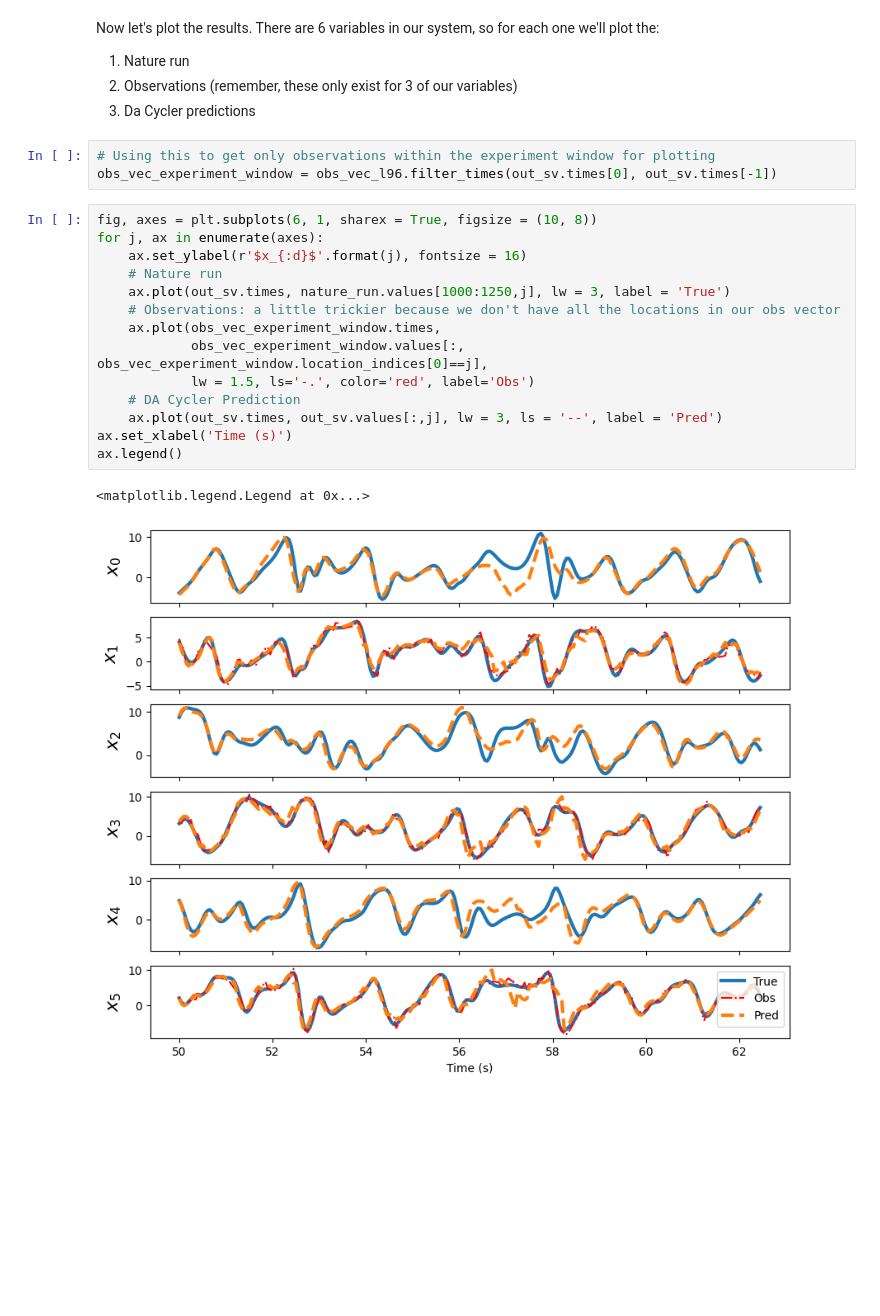
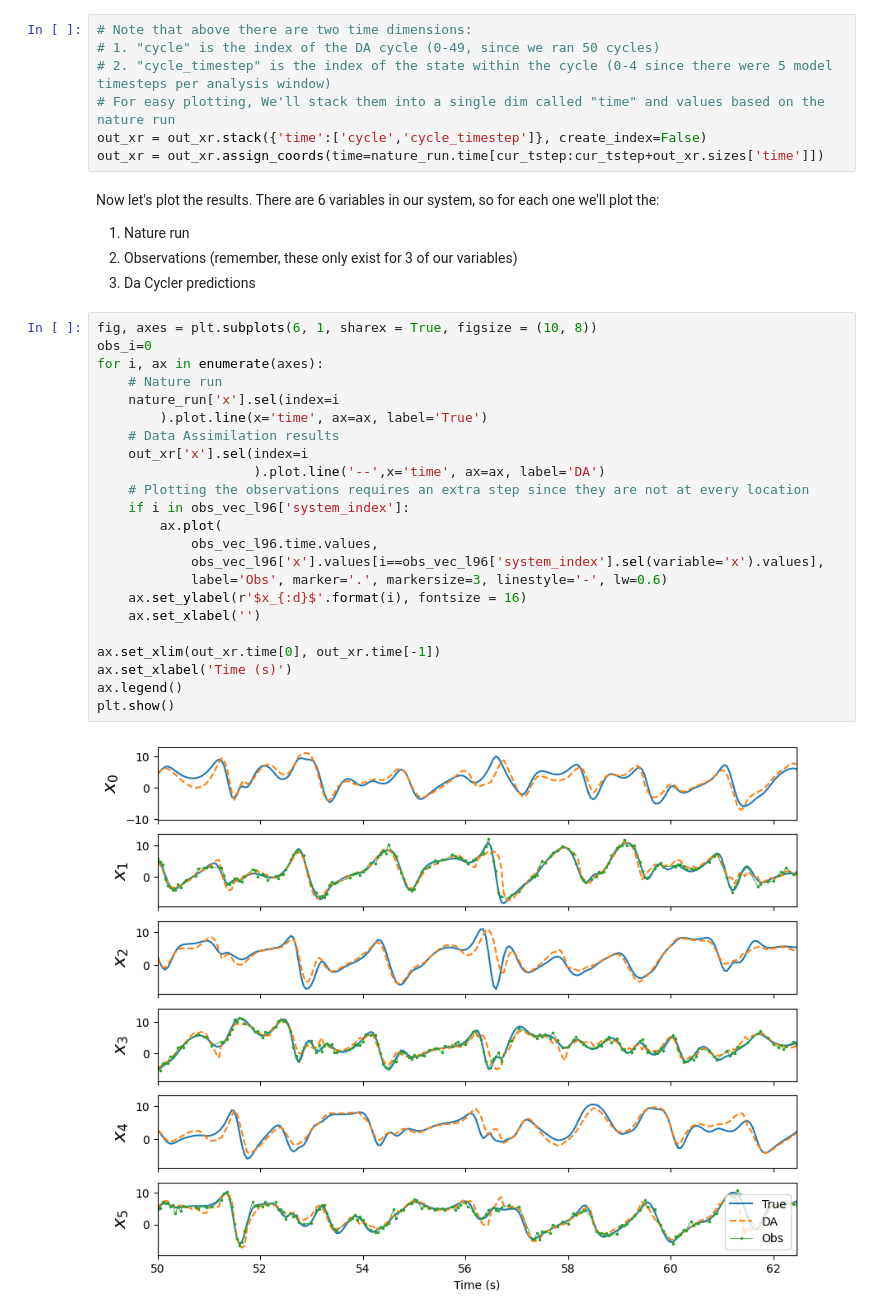
Before and after one commit to StevePny/DataAssimBench-Examples, a Jupyter notebook: examples/da_cycler/1-3DVar-Lorenz96.ipynb, the cells around one changed output. Cells and saved outputs as stored; diff of their text form; blank space fills up the shorter version.

```diff
--- a/examples/da_cycler/1-3DVar-Lorenz96.ipynb
+++ b/examples/da_cycler/1-3DVar-Lorenz96.ipynb
@@ -89,25 +135,37 @@ out_sv = dc.cycle(
+# %%
+# Note that above there are two time dimensions:
+# 1. "cycle" is the index of the DA cycle (0-49, since we ran 50 cycles)
+# 2. "cycle_timestep" is the index of the state within the cycle (0-4 since there were 5 model timesteps per analysis window)
+# For easy plotting, We'll stack them into a single dim called "time" and values based on the nature run
+out_xr = out_xr.stack({'time':['cycle','cycle_timestep']}, create_index=False)
+out_xr = out_xr.assign_coords(time=nature_run.time[cur_tstep:cur_tstep+out_xr.sizes['time']])
 # %% [markdown]
 Now let's plot the results. There are 6 variables in our system, so for each one we'll plot the:
 1. Nature run
 2. Observations (remember, these only exist for 3 of our variables)
 3. Da Cycler predictions
-# %%
-# Using this to get only observations within the experiment window for plotting
-obs_vec_experiment_window = obs_vec_l96.filter_times(out_sv.times[0], out_sv.times[-1])
-# %%
-fig, axes = plt.subplots(6, 1, sharex = True, figsize = (10, 8))
-for j, ax in enumerate(axes):
-    ax.set_ylabel(r'$x_{:d}$'.format(j), fontsize = 16)
-    # Nature run
-    ax.plot(out_sv.times, nature_run.values[1000:1250,j], lw = 3, label = 'True')
-    # Observations: a little trickier because we don't have all the locations in our obs vector
-    ax.plot(obs_vec_experiment_window.times,
-            obs_vec_experiment_window.values[:, obs_vec_experiment_window.location_indices[0]==j],
-            lw = 1.5, ls='-.', color='red', label='Obs')
-    # DA Cycler Prediction
-    ax.plot(out_sv.times, out_sv.values[:,j], lw = 3, ls = '--', label = 'Pred')
-ax.set_xlabel('Time (s)')
-ax.legend()
-# %% [output]
-<matplotlib.legend.Legend at 0x...>
-[figure, removed]
+# %%
+fig, axes = plt.subplots(6, 1, sharex = True, figsize = (10, 8))
+obs_i=0
+for i, ax in enumerate(axes):
+    # Nature run
+    nature_run['x'].sel(index=i
+        ).plot.line(x='time', ax=ax, label='True')
+    # Data Assimilation results
+    out_xr['x'].sel(index=i
+                    ).plot.line('--',x='time', ax=ax, label='DA')
+    # Plotting the observations requires an extra step since they are not at every location
+    if i in obs_vec_l96['system_index']:
+        ax.plot(
+            obs_vec_l96.time.values,
+            obs_vec_l96['x'].values[i==obs_vec_l96['system_index'].sel(variable='x').values],
+            label='Obs', marker='.', markersize=3, linestyle='-', lw=0.6)
+    ax.set_ylabel(r'$x_{:d}$'.format(i), fontsize = 16)
+    ax.set_xlabel('')
+
+ax.set_xlim(out_xr.time[0], out_xr.time[-1])
+ax.set_xlabel('Time (s)')
+ax.legend()
+plt.show()
+# %% [output]
+[figure, added]
```
Also changed, not shown: parts of 14 cells of this notebook.
